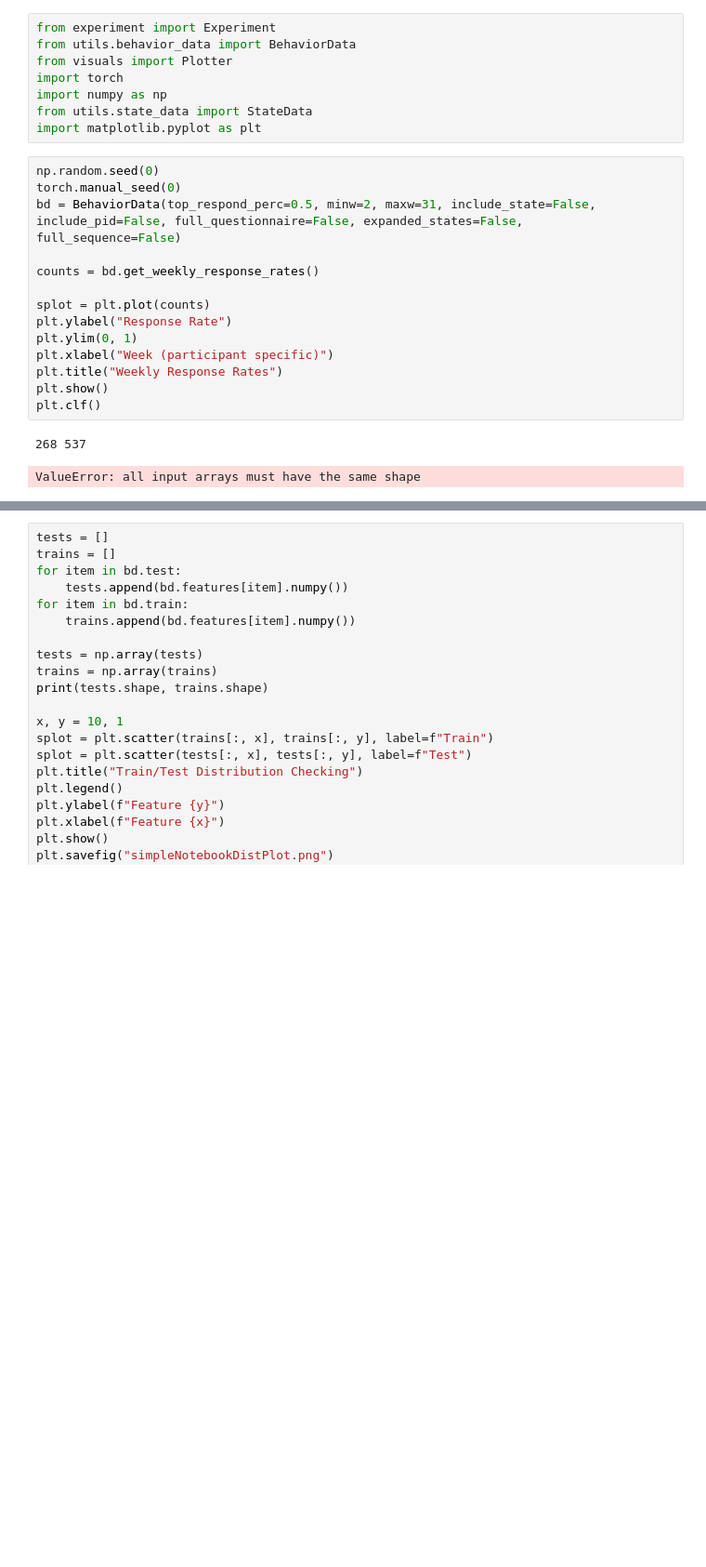
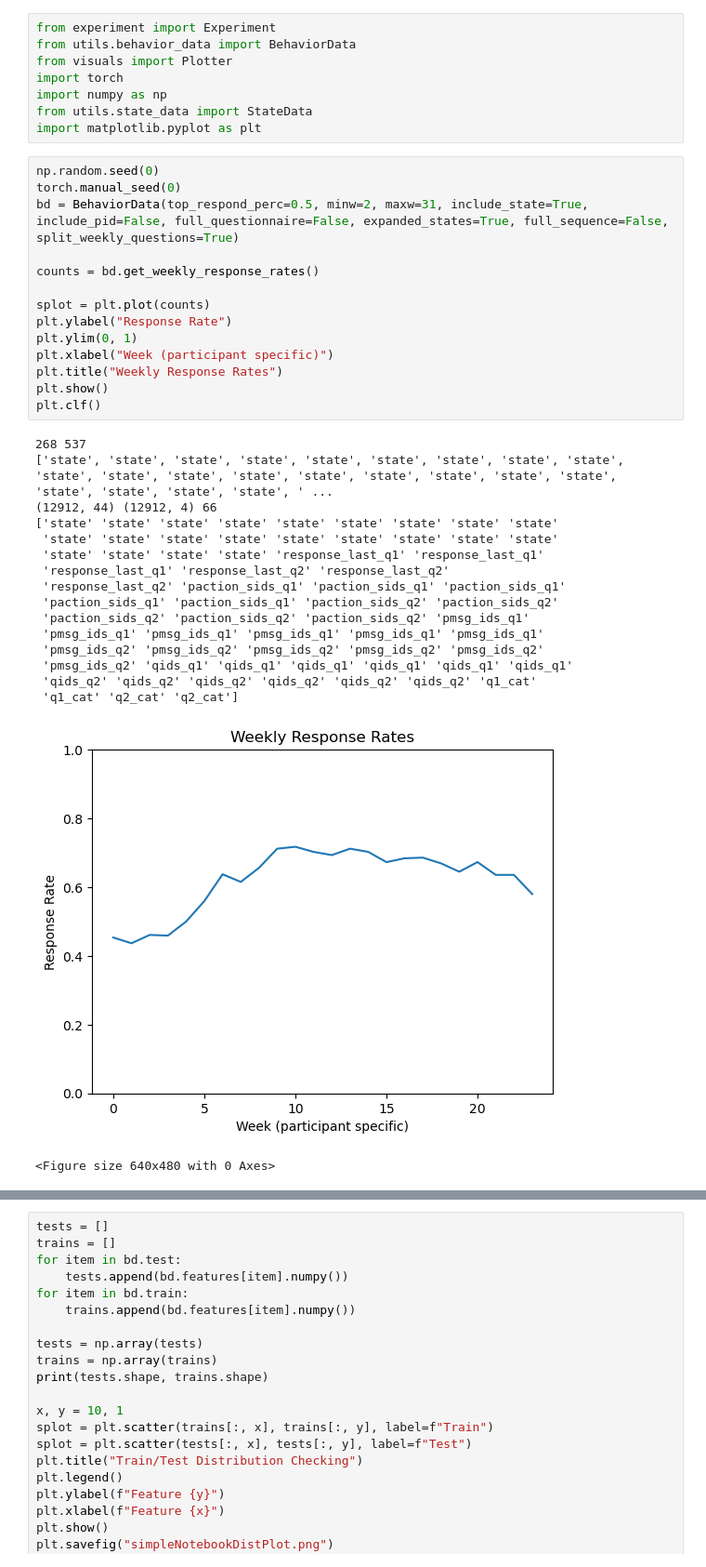
Before and after one commit to SempiternalSarah/mdiabetes-behavior-modeling, a Jupyter notebook: bdtesting.ipynb, the cells around one changed output, grey strips where cells are left out. Shown at 93% size. Cells and saved outputs as stored; diff of their text form; blank space fills up the shorter version.

Commit message:
Multiple model selection with one question per row

```diff
--- a/bdtesting.ipynb
+++ b/bdtesting.ipynb
@@ -9,20 +9,35 @@ import matplotlib.pyplot as plt
 # %%
 np.random.seed(0)
 torch.manual_seed(0)
-bd = BehaviorData(top_respond_perc=0.5, minw=2, maxw=31, include_state=False, include_pid=False, full_questionnaire=False, expanded_states=False, full_sequence=False)
+bd = BehaviorData(top_respond_perc=0.5, minw=2, maxw=31, include_state=True, include_pid=False, full_questionnaire=False, expanded_states=True, full_sequence=False, split_weekly_questions=True)
 
 counts = bd.get_weekly_response_rates()
 
 splot = plt.plot(counts)
 plt.ylabel("Response Rate")
 plt.ylim(0, 1)
 plt.xlabel("Week (participant specific)")
 plt.title("Weekly Response Rates")
 plt.show()
 plt.clf()
 # %% [output]
 268 537
+['state', 'state', 'state', 'state', 'state', 'state', 'state', 'state', 'state', 'state', 'state', 'state', 'state', 'state', 'state', 'state', 'state', 'state', 'state', 'state', 'state', 'state', ' ...
+(12912, 44) (12912, 4) 66
+['state' 'state' 'state' 'state' 'state' 'state' 'state' 'state' 'state'
+ 'state' 'state' 'state' 'state' 'state' 'state' 'state' 'state' 'state'
+ 'state' 'state' 'state' 'state' 'response_last_q1' 'response_last_q1'
+ 'response_last_q1' 'response_last_q2' 'response_last_q2'
+ 'response_last_q2' 'paction_sids_q1' 'paction_sids_q1' 'paction_sids_q1'
+ 'paction_sids_q1' 'paction_sids_q1' 'paction_sids_q2' 'paction_sids_q2'
+ 'paction_sids_q2' 'paction_sids_q2' 'paction_sids_q2' 'pmsg_ids_q1'
+ 'pmsg_ids_q1' 'pmsg_ids_q1' 'pmsg_ids_q1' 'pmsg_ids_q1' 'pmsg_ids_q1'
+ 'pmsg_ids_q2' 'pmsg_ids_q2' 'pmsg_ids_q2' 'pmsg_ids_q2' 'pmsg_ids_q2'
+ 'pmsg_ids_q2' 'qids_q1' 'qids_q1' 'qids_q1' 'qids_q1' 'qids_q1' 'qids_q1'
+ 'qids_q2' 'qids_q2' 'qids_q2' 'qids_q2' 'qids_q2' 'qids_q2' 'q1_cat'
+ 'q1_cat' 'q2_cat' 'q2_cat']
+[figure, added]
-ValueError: all input arrays must have the same shape
+<Figure size 640x480 with 0 Axes>
 # %%
 # percs = bd.counts / 56
 print(bd.responseIdx)
```
Also changed, not shown: parts of 1 cell of this notebook, 5 other files.
